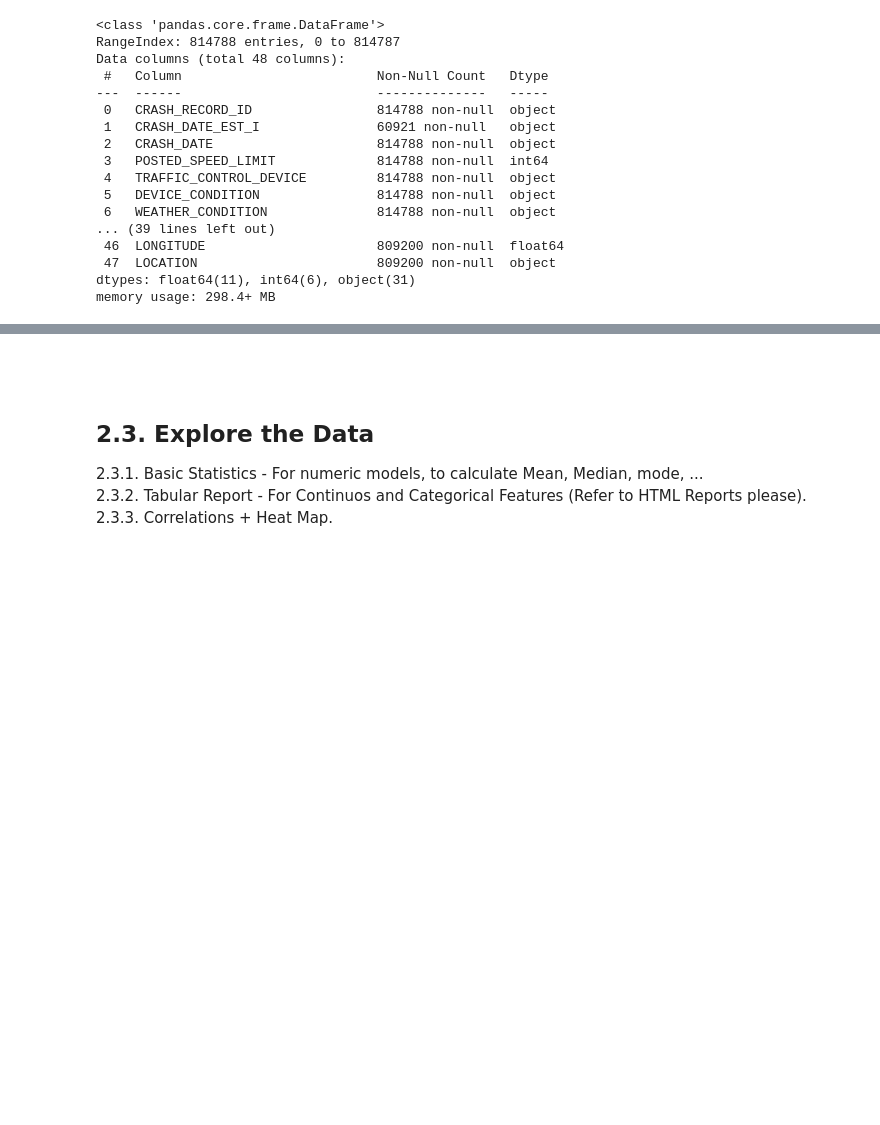
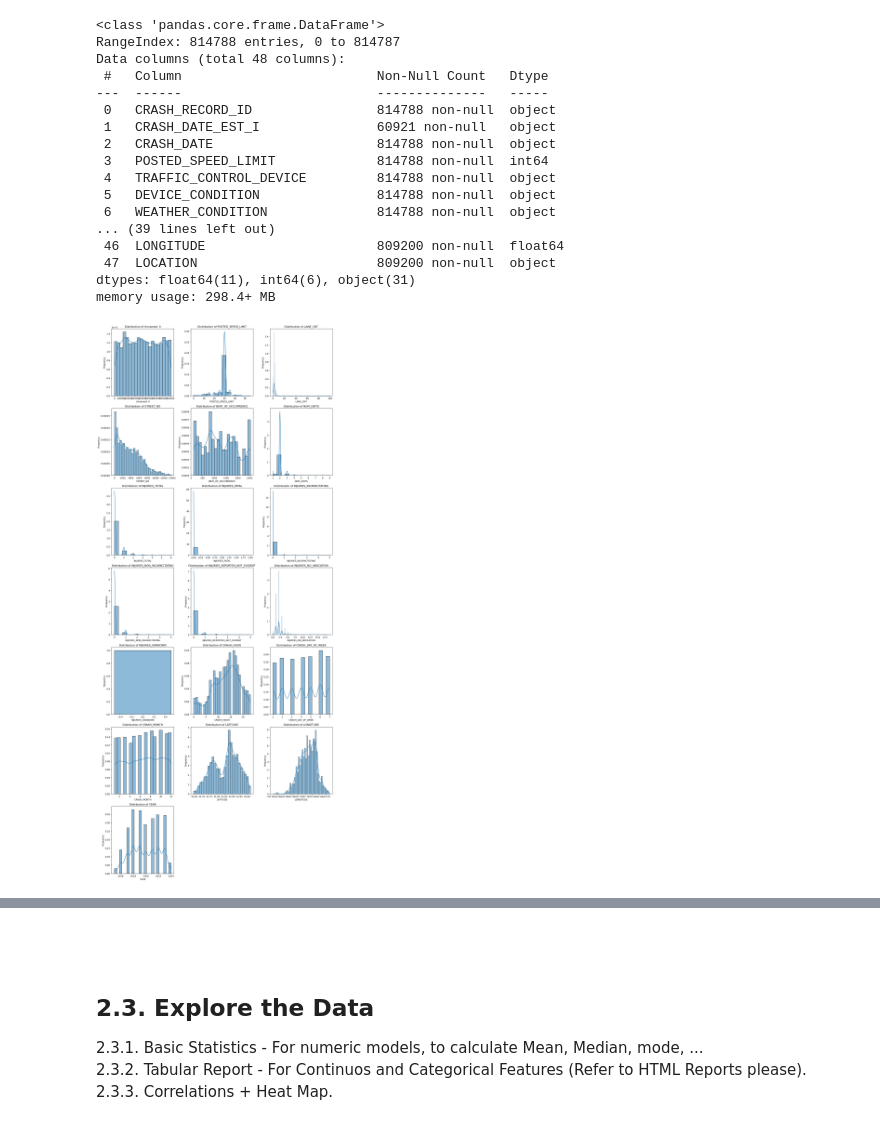
Before and after one commit to mm-khiet/project_dal, a Jupyter notebook: injury_prediction.ipynb, the cells around one changed output, grey strips where cells are left out. Drawn from its saved outputs; the diff is of its cells as text; code cells hidden in the pictures; blank space fills up the shorter version.

```diff
--- a/injury_prediction.ipynb
+++ b/injury_prediction.ipynb
@@ -157,0 +152,29 @@ memory usage: 298.4+ MB
+# %%
+# 2.2.4. Numerical Feature Distribution
+
+# Filter out deprecated warnings from Seaborn
+warnings.filterwarnings("ignore")
+
+# Select only numeric columns for distribution plots
+numeric_df = df.select_dtypes(include=[np.number])
+
+# Determine the number of rows/columns for the subplot grid
+num_features = numeric_df.shape[1]
+num_rows = int(np.ceil(num_features / 3))  # Adjust the denominator to change the number of columns
+
+# Create a figure and a grid of subplots
+plt.figure(figsize=(15, num_rows * 5))
+
+for i, column in enumerate(numeric_df.columns):
+    plt.subplot(num_rows, 3, i + 1)
+    sns.histplot(numeric_df[column], kde=True, stat = 'density')
+
+    plt.title(f'Distribution of {column}')
+    plt.xlabel(column)
+    plt.ylabel('Frequency')
+
+# Adjust layout for better visualization
+plt.tight_layout()
+plt.show()
+# %% [output]
+[figure, added]
```
Also changed, not shown: parts of 3 cells of this notebook.
